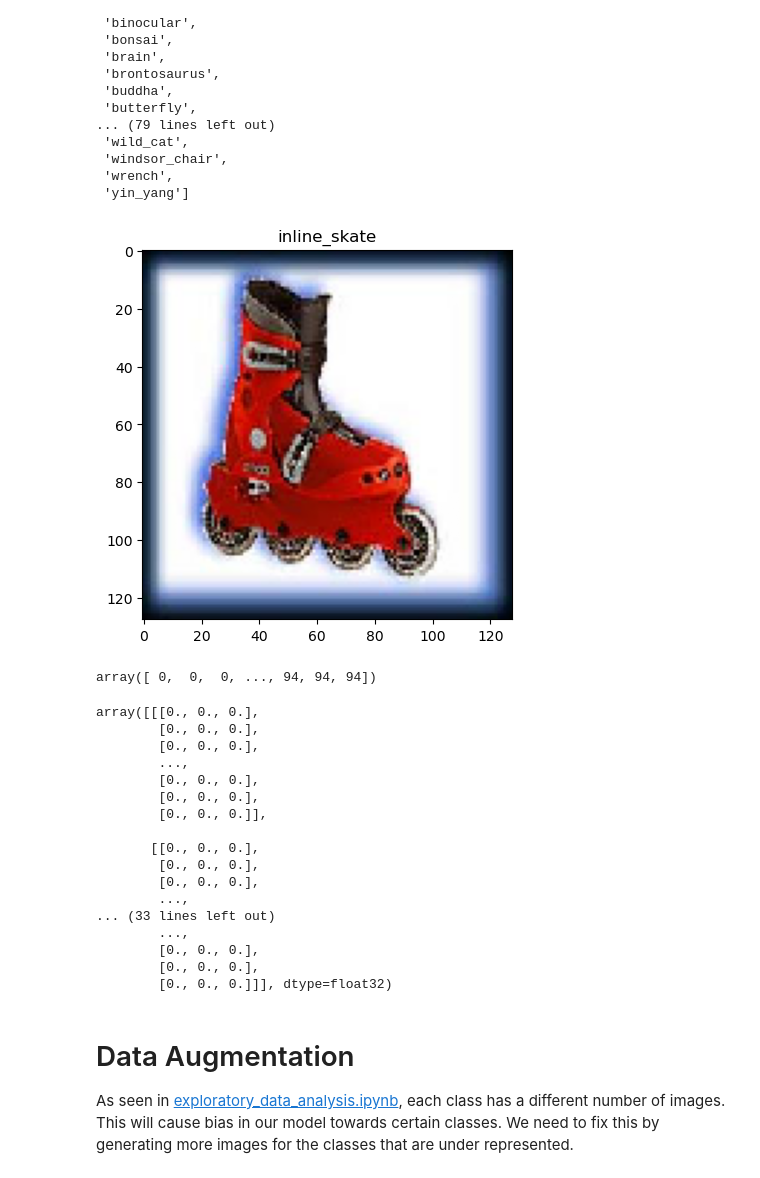
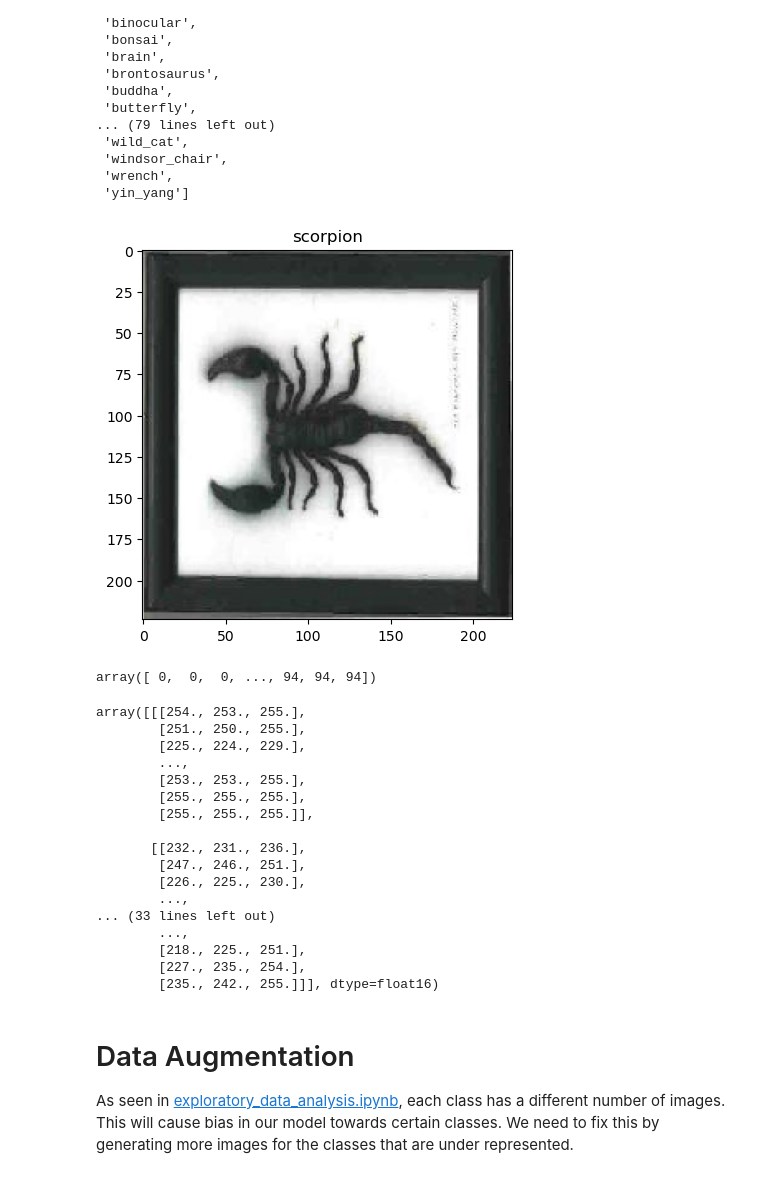
Before and after one commit to MrLFW/deeplearningcw, a Jupyter notebook: CNN.ipynb, the cells around one changed output. Cells and saved outputs as stored; diff of their text form; code cells hidden in the pictures.

```diff
--- a/CNN.ipynb
+++ b/CNN.ipynb
@@ -16,8 +39,8 @@ import numpy as np
 # Preprocessing and Feature Engineering Data
 # %%
 directory = "caltech-101/101_ObjectCategories"
-img_height = 128
-img_width = 128
+img_height = 224
+img_width = 224
 
 exclude_classes = {"airplanes", "Motorbikes", "Faces", "Faces_easy", "watch", "Leopards"}
 images, labels, class_names = load_images_and_labels(directory, img_height, img_width, exclude_classes)
@@ -43,37 +86,36 @@ class_names
  'yin_yang']
 # %%
 # show a random image
-show_images = images / 255.0
-index = random.randint(0, len(show_images))
-plt.imshow(show_images[index])
+index = random.randint(0, len(images))
+plt.imshow(images[index].astype(np.float32) / 255)
 plt.title(class_names[labels[index]])
 plt.show()
 # %% [output]
-[figure, old version]
+[figure, new version]
 # %%
 labels
 # %% [output]
 array([ 0,  0,  0, ..., 94, 94, 94])
 # %%
-images[0]
+images[64]
 # %% [output]
-array([[[0., 0., 0.],
-        [0., 0., 0.],
-        [0., 0., 0.],
+array([[[254., 253., 255.],
+        [251., 250., 255.],
+        [225., 224., 229.],
         ...,
-        [0., 0., 0.],
-        [0., 0., 0.],
-        [0., 0., 0.]],
+        [253., 253., 255.],
+        [255., 255., 255.],
+        [255., 255., 255.]],
 
-       [[0., 0., 0.],
-        [0., 0., 0.],
-        [0., 0., 0.],
+       [[232., 231., 236.],
+        [247., 246., 251.],
+        [226., 225., 230.],
         ...,
 ... (33 lines left out)
         ...,
-        [0., 0., 0.],
-        [0., 0., 0.],
-        [0., 0., 0.]]], dtype=float32)
+        [218., 225., 251.],
+        [227., 235., 254.],
+        [235., 242., 255.]]], dtype=float16)
 # %% [markdown]
 # Data Augmentation
 
```
Also changed, not shown: parts of 33 cells of this notebook, 3 other files.
